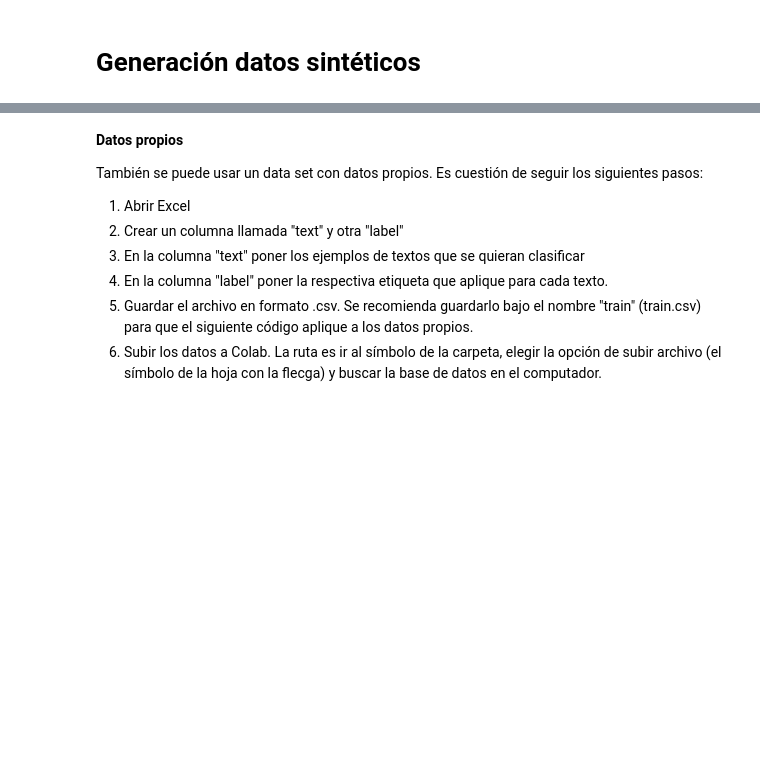
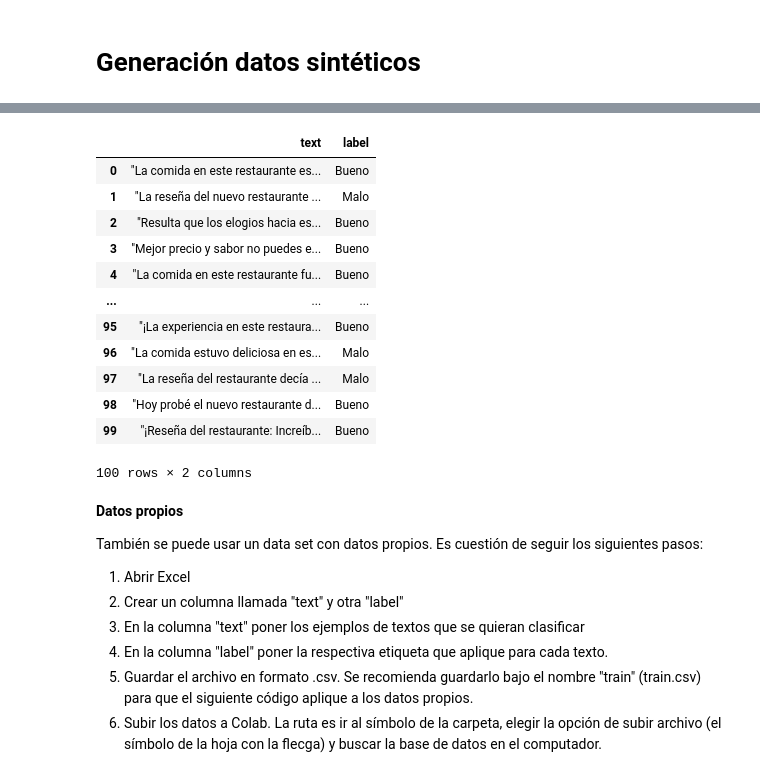
Before and after one commit to CamiloVga/Curso-Inteligencia-Artificial, a Jupyter notebook: Clase_FineTuning_Classifier_PasoAPaso.ipynb, the cells around one changed output, grey strips where cells are left out. Cells and saved outputs as stored; diff of their text form; code cells hidden in the pictures; blank space fills up the shorter version.

```diff
--- a/Clase_FineTuning_Classifier_PasoAPaso.ipynb
+++ b/Clase_FineTuning_Classifier_PasoAPaso.ipynb
@@ -51,7 +51,7 @@ for texto in base_datos:
         model="gpt-3.5-turbo",
         messages=mensajes,
         max_tokens=150,
-        temperature=0.5,
+        temperature=0,
         n=1,
         stop=None,
     )["choices"][0]["message"]["content"]
@@ -65,3 +65,4 @@ df.to_csv("train.csv", index=False)
 
 # Paso 9: Mostrar el DataFrame resultante
 df
+# %% [output]
@@ -68,3 +83,16 @@ df
+|  | text | label |
+| 0 | "La comida en este restaurante es... | Bueno |
+| 1 | "La reseña del nuevo restaurante ... | Malo |
+| 2 | "Resulta que los elogios hacia es... | Bueno |
+| 3 | "Mejor precio y sabor no puedes e... | Bueno |
+| 4 | "La comida en este restaurante fu... | Bueno |
+| ... | ... | ... |
+| 95 | "¡La experiencia en este restaura... | Bueno |
+| 96 | "La comida estuvo deliciosa en es... | Malo |
+| 97 | "La reseña del restaurante decía ... | Malo |
+| 98 | "Hoy probé el nuevo restaurante d... | Bueno |
+| 99 | "¡Reseña del restaurante: Increíb... | Bueno |
+100 rows × 2 columns
 # %% [markdown]
 **Datos propios**
 
```
Also changed, not shown: parts of 6 cells of this notebook.
